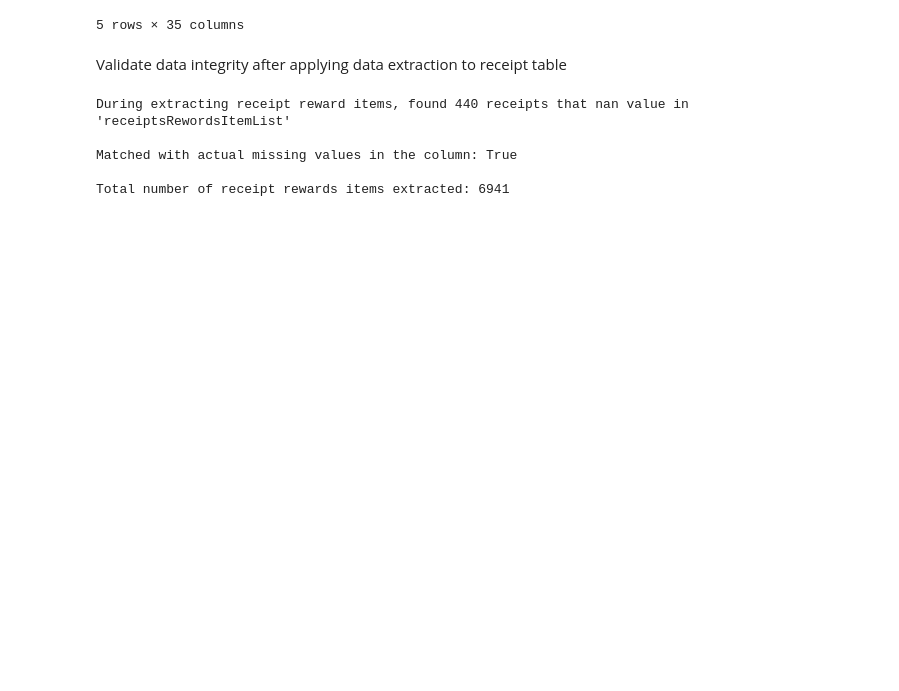
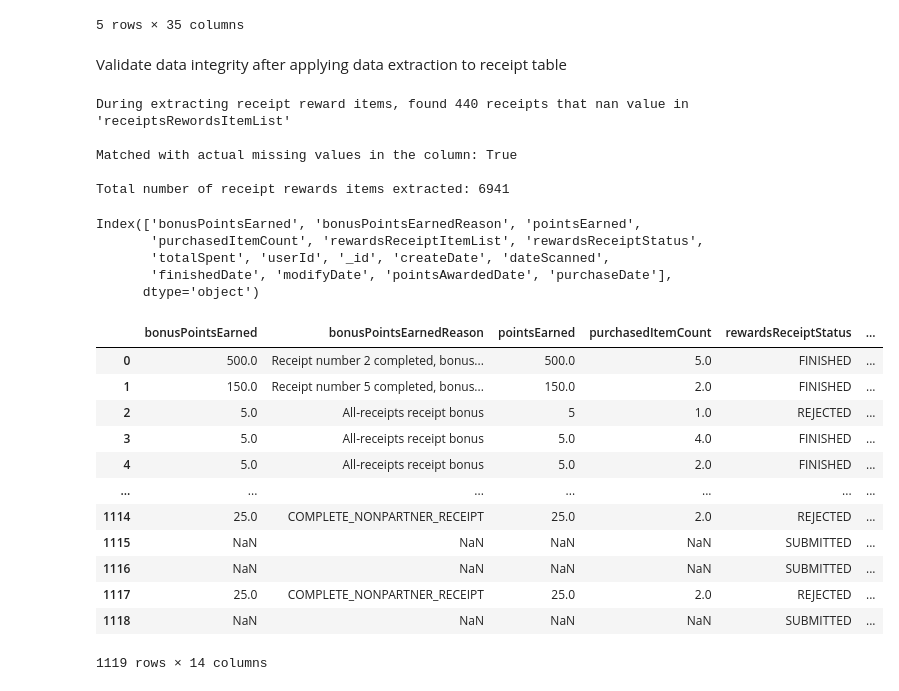
Before and after one commit to janelawrence/fetch-assignment, a Jupyter notebook: analysis.ipynb, the cells around one changed output. Drawn from its saved outputs; the diff is of its cells as text; code cells hidden in the pictures; blank space fills up the shorter version.

```diff
--- a/analysis.ipynb
+++ b/analysis.ipynb
@@ -137,0 +164,23 @@ usersData = dataDict["users"]
+# %%
+def cleanColName(col):
+    splitted = col.split(".")
+    if len(splitted) <= 2:
+        return splitted[0]
+    else:
+        return col.replace("$", "").replace(".", "_")
+# %%
+brandsData = dataDict["brands"]
+receiptsData = dataDict["receipts"]
+usersData = dataDict["users"]
+
+
+usersData.role = usersData.role.apply(str.upper)
+usersDataRenameCols = {col: cleanColName(col) for col in usersData.columns if "." in col}
+usersData = usersData.rename(columns=usersDataRenameCols)
+
+brandsDataRenameCols = {'_id.$oid': '_id',
+                        'cpg.$id.$oid': 'cpg_id_oid', 'cpg.$ref': 'cpg_ref'}
+brandsData = brandsData.rename(columns=brandsDataRenameCols)
+
+receiptsDataRenameCols = {col: cleanColName(col) for col in receiptsData.columns if "." in col}
+receiptsData = receiptsData.rename(columns=receiptsDataRenameCols)
@@ -176,3 +233,33 @@ During extracting receipt reward items, found 440 receipts that nan value in 're
 Matched with actual missing values in the column: True
 
 Total number of receipt rewards items extracted: 6941
+# %%
+receiptsData.columns
+# %% [output]
+Index(['bonusPointsEarned', 'bonusPointsEarnedReason', 'pointsEarned',
+       'purchasedItemCount', 'rewardsReceiptItemList', 'rewardsReceiptStatus',
+       'totalSpent', 'userId', '_id', 'createDate', 'dateScanned',
+       'finishedDate', 'modifyDate', 'pointsAwardedDate', 'purchaseDate'],
+      dtype='object')
+# %%
+receiptsCols = ['bonusPointsEarned', 'bonusPointsEarnedReason', 'pointsEarned',
+                'purchasedItemCount', 'rewardsReceiptStatus',
+                'totalSpent', 'userId', '_id', 'createDate',
+                'dateScanned', 'finishedDate', 'modifyDate',
+                'pointsAwardedDate', 'purchaseDate']
+receiptsData = receiptsData[receiptsCols]
+receiptsData
+# %% [output]
+|  | bonusPointsEarned | bonusPointsEarnedReason | pointsEarned | purchasedItemCount | rewardsReceiptStatus | ... |
+| 0 | 500.0 | Receipt number 2 completed, bonus... | 500.0 | 5.0 | FINISHED | ... |
+| 1 | 150.0 | Receipt number 5 completed, bonus... | 150.0 | 2.0 | FINISHED | ... |
+| 2 | 5.0 | All-receipts receipt bonus | 5 | 1.0 | REJECTED | ... |
+| 3 | 5.0 | All-receipts receipt bonus | 5.0 | 4.0 | FINISHED | ... |
+| 4 | 5.0 | All-receipts receipt bonus | 5.0 | 2.0 | FINISHED | ... |
+| ... | ... | ... | ... | ... | ... | ... |
+| 1114 | 25.0 | COMPLETE_NONPARTNER_RECEIPT | 25.0 | 2.0 | REJECTED | ... |
+| 1115 | NaN | NaN | NaN | NaN | SUBMITTED | ... |
+| 1116 | NaN | NaN | NaN | NaN | SUBMITTED | ... |
+| 1117 | 25.0 | COMPLETE_NONPARTNER_RECEIPT | 25.0 | 2.0 | REJECTED | ... |
+| 1118 | NaN | NaN | NaN | NaN | SUBMITTED | ... |
+1119 rows × 14 columns
```
Also changed, not shown: parts of 66 cells of this notebook, 1 other file.
